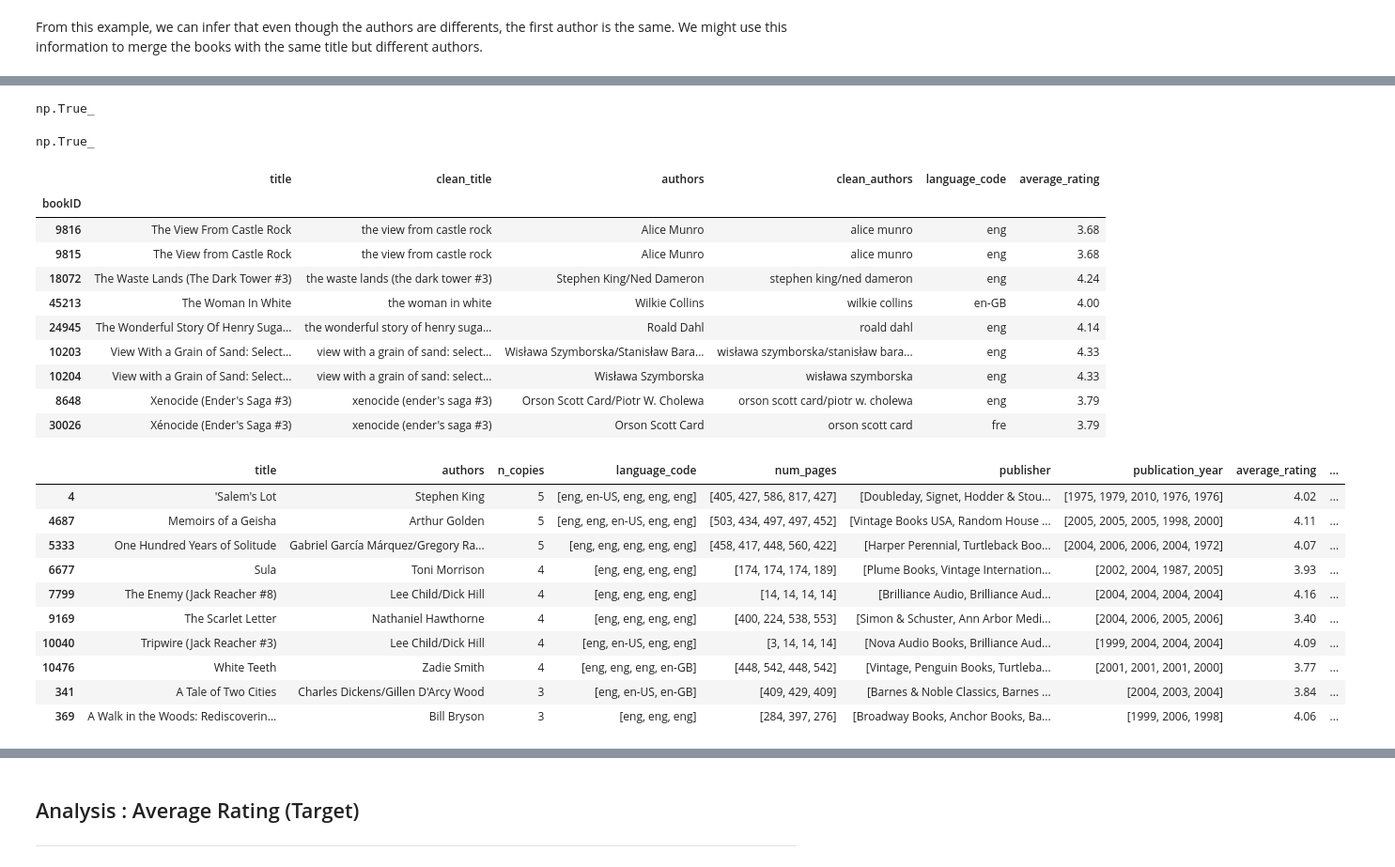
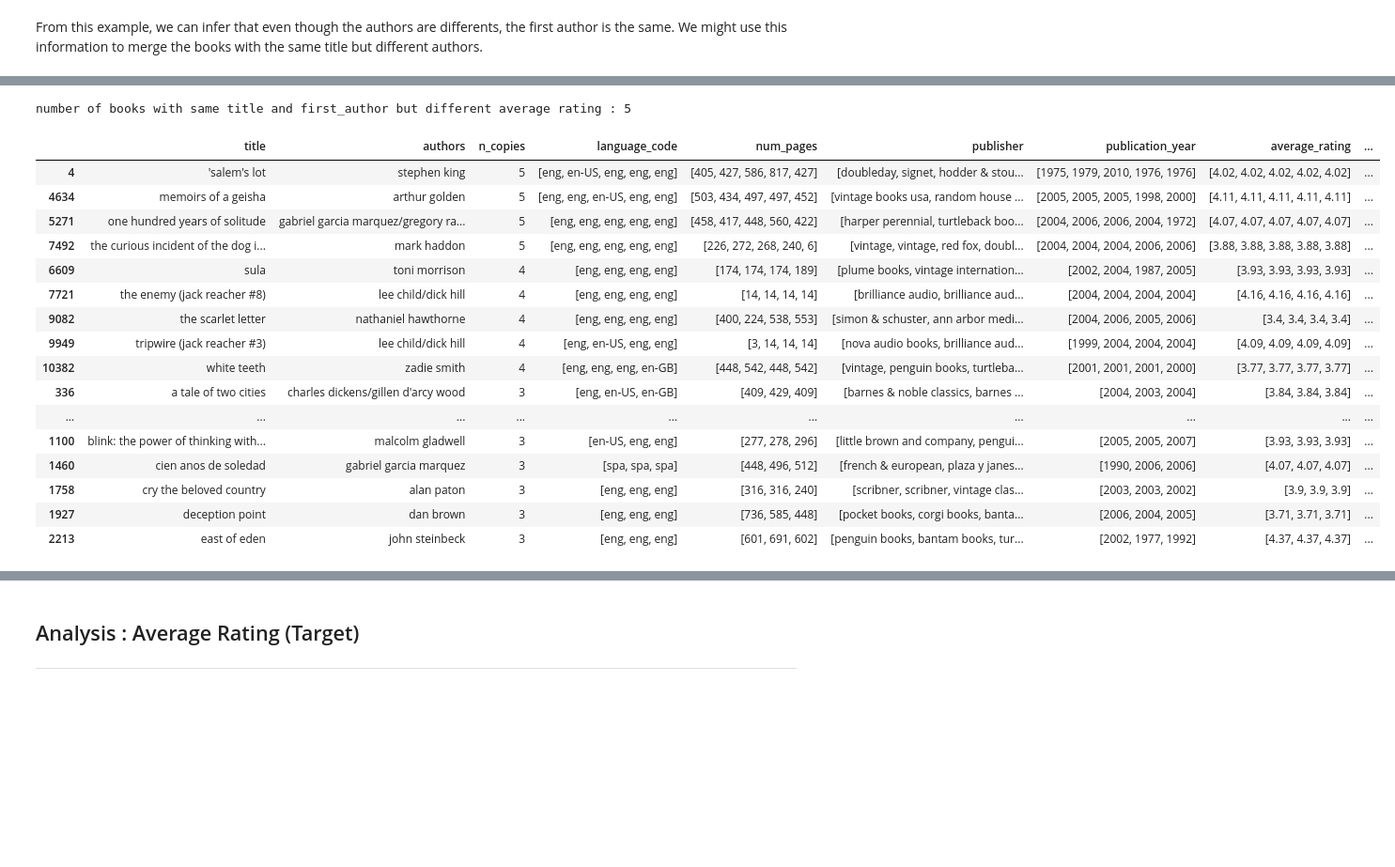
Before and after one commit to hyougo/Goodreads_Ratings_ML, a Jupyter notebook: notebooks/book_rating_pipeline_hugo.ipynb, the cells around one changed output, grey strips where cells are left out. Shown at 94% size. Drawn from its saved outputs; the diff is of its cells as text; code cells hidden in the pictures; blank space fills up the shorter version.

```diff
--- a/notebooks/book_rating_pipeline_hugo.ipynb
+++ b/notebooks/book_rating_pipeline_hugo.ipynb
@@ -256,13 +260,13 @@ df["publication_year"] = df["publication_date"].dt.year
 # %% [markdown]
 **String Sanitization : apply normalization function**
 # %%
-df["clean_title"] = df["title"].apply(normalize_string)
-df["clean_authors"] = df["authors"].apply(normalize_string)
-df["clean_publisher"] = df["publisher"].apply(normalize_string)
+df_clean["title"] = df_clean["title"].apply(normalize_string)
+df_clean["authors"] = df_clean["authors"].apply(normalize_string)
+df_clean["publisher"] = df_clean["publisher"].apply(normalize_string)
 # %% [markdown]
 **Creating new colums for *Authors* : inspection of the data show that authors are separated by "/"**
 # %%
 # check what is the maximum number of authors for one book
-n_authors = df["clean_authors"].str.split("/").str.len()
-n_authors.max()
+n_authors = df_clean["authors"].str.split("/").str.len()
+print("max number of authors for one book :", n_authors.max())
 # %% [output]
@@ -281,7 +285,8 @@ To avoid empty data, and because usually the first author is usually the main on
 # %%
 # creating new columns
-df["first_author"] = df["clean_authors"].str.split("/").str[0].str.strip()
-df["n_authors"] = n_authors
+df_clean["first_author"] = df_clean["authors"].str.split(
+    "/").str[0].str.strip()
+df_clean["n_authors"] = n_authors
 # %%
 # plot showing the number of authors per book
 plt.figure(figsize=(10, 6))
@@ -376,3 +571,6 @@ text_reviews_count zero count : 625
 num_pages = 0 ➜ encode average/median?
 ratings_count = 0 ➜ drop ?
 text_reviews_count = 0 ➜ could be an actual signal, keep ?
+# %%
+# drop rows with ratings_count = 0
+df_clean = df_clean[df_clean["ratings_count"] > 0]
@@ -519,58 +802,44 @@ One way to almost confirm if there are cases where the cleaned title gets matche
 # %%
-(df.groupby(["clean_title", "first_author"])
- ["average_rating"].nunique() > 1).any()
+print("number of books with same title and first_author but different average rating :",
+      (df_clean.groupby(["title", "first_author"])
+       ["average_rating"].nunique() > 1).sum()
+)
 # %% [output]
-np.True_
+number of books with same title and first_author but different average rating : 5
-# %%
-# number of books with same clean_title but different average rating
-(df.groupby(["clean_title", "first_author"])["average_rating"].nunique() > 1).any()
-# %% [output]
-np.True_
-# %%
-# visualise the table by chunk of 10, and verify if the title should be the same or not
-iteration = 10
-title_compare_table[10*iteration:10*(iteration+1)]
-# %% [output]
-|  | title | clean_title | authors | clean_authors | language_code | average_rating |
-| bookID |  |  |  |  |  |  |
-| 9816 | The View From Castle Rock | the view from castle rock | Alice Munro | alice munro | eng | 3.68 |
-| 9815 | The View from Castle Rock | the view from castle rock | Alice Munro | alice munro | eng | 3.68 |
-| 18072 | The Waste Lands (The Dark Tower #3) | the waste lands (the dark tower #3) | Stephen King/Ned Dameron | stephen king/ned dameron | eng | 4.24 |
-| 45213 | The Woman In White | the woman in white | Wilkie Collins | wilkie collins | en-GB | 4.00 |
-| 24945 | The Wonderful Story Of Henry Suga... | the wonderful story of henry suga... | Roald Dahl | roald dahl | eng | 4.14 |
-| 10203 | View With a Grain of Sand: Select... | view with a grain of sand: select... | Wisława Szymborska/Stanisław Bara... | wisława szymborska/stanisław bara... | eng | 4.33 |
-| 10204 | View with a Grain of Sand: Select... | view with a grain of sand: select... | Wisława Szymborska | wisława szymborska | eng | 4.33 |
-| 8648 | Xenocide (Ender's Saga #3) | xenocide (ender's saga #3) | Orson Scott Card/Piotr W. Cholewa | orson scott card/piotr w. cholewa | eng | 3.79 |
-| 30026 | Xénocide (Ender's Saga #3) | xenocide (ender's saga #3) | Orson Scott Card | orson scott card | fre | 3.79 |
 # %%
-#cols = ["language_code", "publisher","publication_year", "num_pages", "average_rating", "ratings_count", "text_reviews_count"]
 
 (
-    df.groupby(["title", "authors"], as_index=False)
+    df_clean.groupby(["title", "authors"], as_index=False)
     .agg(
         n_copies=("title", "size"),
         language_code=("language_code", list),
         num_pages=("num_pages", list),
         publisher=("publisher", list),
         publication_year=("publication_year", list),
-        average_rating=("average_rating", "first"), # we confirmed they are all the same
+        average_rating=("average_rating", list),
         ratings_count=("ratings_count", list),
         text_reviews_count=("text_reviews_count", list),
     )
     .query("n_copies > 1")
-    .nlargest(10, "n_copies")
+    .nlargest(20, "n_copies")
 )
 # %% [output]
 |  | title | authors | n_copies | language_code | num_pages | publisher | publication_year | average_rating | ... |
-| 4 | 'Salem's Lot | Stephen King | 5 | [eng, en-US, eng, eng, eng] | [405, 427, 586, 817, 427] | [Doubleday, Signet, Hodder & Stou... | [1975, 1979, 2010, 1976, 1976] | 4.02 | ... |
-| 4687 | Memoirs of a Geisha | Arthur Golden | 5 | [eng, eng, en-US, eng, eng] | [503, 434, 497, 497, 452] | [Vintage Books USA, Random House ... | [2005, 2005, 2005, 1998, 2000] | 4.11 | ... |
-| 5333 | One Hundred Years of Solitude | Gabriel García Márquez/Gregory Ra... | 5 | [eng, eng, eng, eng, eng] | [458, 417, 448, 560, 422] | [Harper Perennial, Turtleback Boo... | [2004, 2006, 2006, 2004, 1972] | 4.07 | ... |
-| 6677 | Sula | Toni Morrison | 4 | [eng, eng, eng, eng] | [174, 174, 174, 189] | [Plume Books, Vintage Internation... | [2002, 2004, 1987, 2005] | 3.93 | ... |
-| 7799 | The Enemy (Jack Reacher #8) | Lee Child/Dick Hill | 4 | [eng, eng, eng, eng] | [14, 14, 14, 14] | [Brilliance Audio, Brilliance Aud... | [2004, 2004, 2004, 2004] | 4.16 | ... |
-| 9169 | The Scarlet Letter | Nathaniel Hawthorne | 4 | [eng, eng, eng, eng] | [400, 224, 538, 553] | [Simon & Schuster, Ann Arbor Medi... | [2004, 2006, 2005, 2006] | 3.40 | ... |
-| 10040 | Tripwire (Jack Reacher #3) | Lee Child/Dick Hill | 4 | [eng, en-US, eng, eng] | [3, 14, 14, 14] | [Nova Audio Books, Brilliance Aud... | [1999, 2004, 2004, 2004] | 4.09 | ... |
-| 10476 | White Teeth | Zadie Smith | 4 | [eng, eng, eng, en-GB] | [448, 542, 448, 542] | [Vintage, Penguin Books, Turtleba... | [2001, 2001, 2001, 2000] | 3.77 | ... |
-| 341 | A Tale of Two Cities | Charles Dickens/Gillen D'Arcy Wood | 3 | [eng, en-US, en-GB] | [409, 429, 409] | [Barnes & Noble Classics, Barnes ... | [2004, 2003, 2004] | 3.84 | ... |
-| 369 | A Walk in the Woods: Rediscoverin... | Bill Bryson | 3 | [eng, eng, eng] | [284, 397, 276] | [Broadway Books, Anchor Books, Ba... | [1999, 2006, 1998] | 4.06 | ... |
+| 4 | 'salem's lot | stephen king | 5 | [eng, en-US, eng, eng, eng] | [405, 427, 586, 817, 427] | [doubleday, signet, hodder & stou... | [1975, 1979, 2010, 1976, 1976] | [4.02, 4.02, 4.02, 4.02, 4.02] | ... |
+| 4634 | memoirs of a geisha | arthur golden | 5 | [eng, eng, en-US, eng, eng] | [503, 434, 497, 497, 452] | [vintage books usa, random house ... | [2005, 2005, 2005, 1998, 2000] | [4.11, 4.11, 4.11, 4.11, 4.11] | ... |
+| 5271 | one hundred years of solitude | gabriel garcia marquez/gregory ra... | 5 | [eng, eng, eng, eng, eng] | [458, 417, 448, 560, 422] | [harper perennial, turtleback boo... | [2004, 2006, 2006, 2004, 1972] | [4.07, 4.07, 4.07, 4.07, 4.07] | ... |
+| 7492 | the curious incident of the dog i... | mark haddon | 5 | [eng, eng, eng, eng, eng] | [226, 272, 268, 240, 6] | [vintage, vintage, red fox, doubl... | [2004, 2004, 2004, 2006, 2006] | [3.88, 3.88, 3.88, 3.88, 3.88] | ... |
+| 6609 | sula | toni morrison | 4 | [eng, eng, eng, eng] | [174, 174, 174, 189] | [plume books, vintage internation... | [2002, 2004, 1987, 2005] | [3.93, 3.93, 3.93, 3.93] | ... |
+| 7721 | the enemy (jack reacher #8) | lee child/dick hill | 4 | [eng, eng, eng, eng] | [14, 14, 14, 14] | [brilliance audio, brilliance aud... | [2004, 2004, 2004, 2004] | [4.16, 4.16, 4.16, 4.16] | ... |
+| 9082 | the scarlet letter | nathaniel hawthorne | 4 | [eng, eng, eng, eng] | [400, 224, 538, 553] | [simon & schuster, ann arbor medi... | [2004, 2006, 2005, 2006] | [3.4, 3.4, 3.4, 3.4] | ... |
+| 9949 | tripwire (jack reacher #3) | lee child/dick hill | 4 | [eng, en-US, eng, eng] | [3, 14, 14, 14] | [nova audio books, brilliance aud... | [1999, 2004, 2004, 2004] | [4.09, 4.09, 4.09, 4.09] | ... |
+| 10382 | white teeth | zadie smith | 4 | [eng, eng, eng, en-GB] | [448, 542, 448, 542] | [vintage, penguin books, turtleba... | [2001, 2001, 2001, 2000] | [3.77, 3.77, 3.77, 3.77] | ... |
+| 336 | a tale of two cities | charles dickens/gillen d'arcy wood | 3 | [eng, en-US, en-GB] | [409, 429, 409] | [barnes & noble classics, barnes ... | [2004, 2003, 2004] | [3.84, 3.84, 3.84] | ... |
+| ... | ... | ... | ... | ... | ... | ... | ... | ... | ... |
+| 1100 | blink: the power of thinking with... | malcolm gladwell | 3 | [en-US, eng, eng] | [277, 278, 296] | [little brown and company, pengui... | [2005, 2005, 2007] | [3.93, 3.93, 3.93] | ... |
+| 1460 | cien anos de soledad | gabriel garcia marquez | 3 | [spa, spa, spa] | [448, 496, 512] | [french & european, plaza y janes... | [1990, 2006, 2006] | [4.07, 4.07, 4.07] | ... |
+| 1758 | cry the beloved country | alan paton | 3 | [eng, eng, eng] | [316, 316, 240] | [scribner, scribner, vintage clas... | [2003, 2003, 2002] | [3.9, 3.9, 3.9] | ... |
+| 1927 | deception point | dan brown | 3 | [eng, eng, eng] | [736, 585, 448] | [pocket books, corgi books, banta... | [2006, 2004, 2005] | [3.71, 3.71, 3.71] | ... |
+| 2213 | east of eden | john steinbeck | 3 | [eng, eng, eng] | [601, 691, 602] | [penguin books, bantam books, tur... | [2002, 1977, 1992] | [4.37, 4.37, 4.37] | ... |
 # %% [markdown]
 As seen earlier, there are no truly duplicated rows, but some of the rows only differ by publisher or language code : average_rating is the same when title & authors are the same.
```
Also changed, not shown: parts of 66 cells of this notebook, 2 other files.
